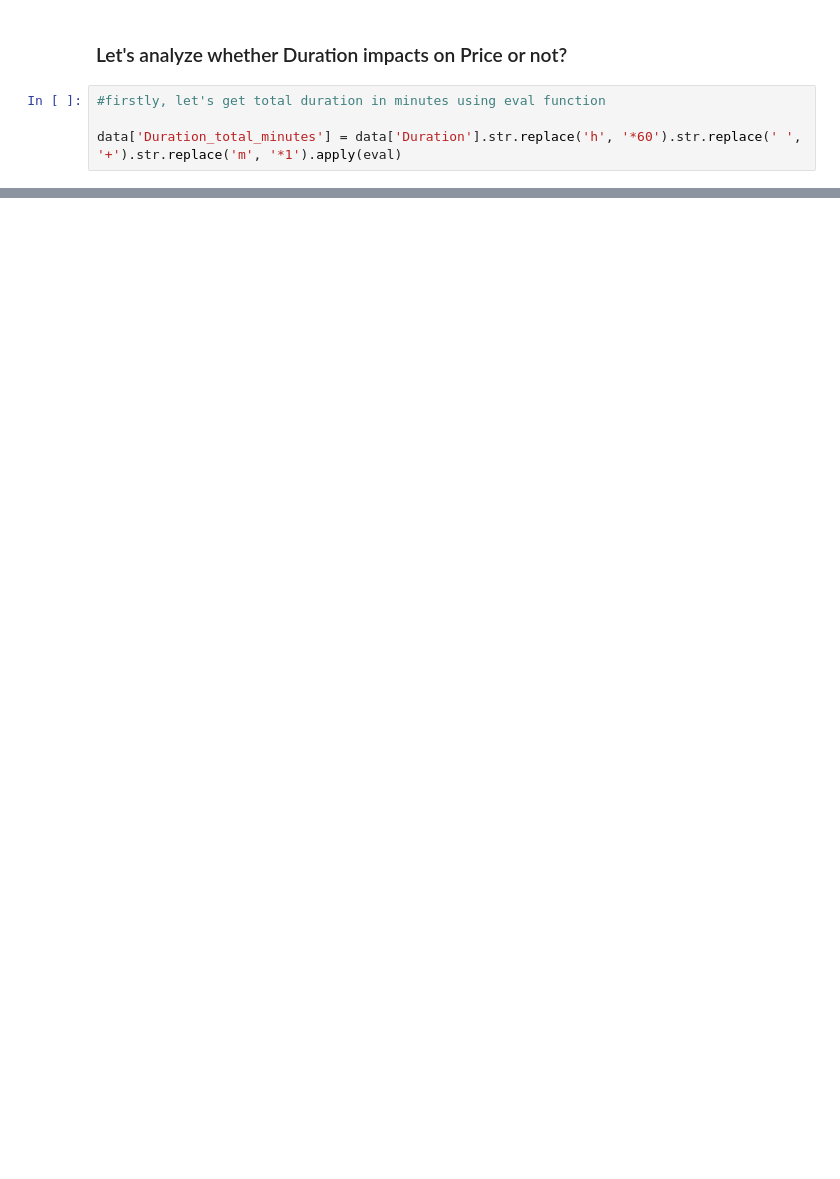
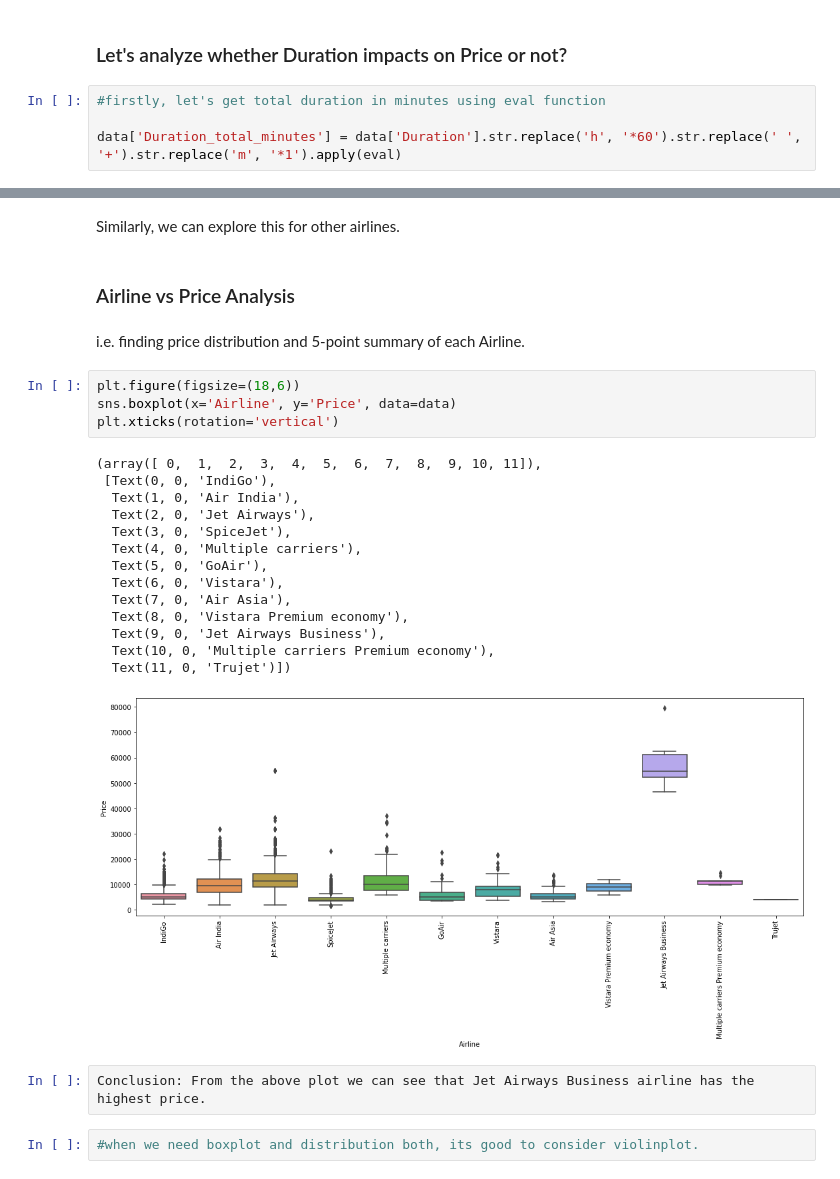
Before and after one commit to PushpaSharmaa/Flight-Fare-Prediction, a Jupyter notebook: Flight_Fare_Prediction ML Project.ipynb, the cells around one changed output, grey strips where cells are left out. Saved outputs shown, nothing was run; the diff lists cells and outputs as text; blank space fills up the shorter version.

Commit message:
Bivariate Analysis

```diff
--- a/Flight_Fare_Prediction ML Project.ipynb
+++ b/Flight_Fare_Prediction ML Project.ipynb
@@ -385,0 +425,29 @@ Also, there are two values for Delhi destination which we will correct as we go
+# %% [markdown]
+Similarly, we can explore this for other airlines.
+# %% [markdown]
+### Airline vs Price Analysis
+# %% [markdown]
+i.e. finding price distribution and 5-point summary of each Airline.
+# %%
+plt.figure(figsize=(18,6))
+sns.boxplot(x='Airline', y='Price', data=data)
+plt.xticks(rotation='vertical')
+# %% [output]
+(array([ 0,  1,  2,  3,  4,  5,  6,  7,  8,  9, 10, 11]),
+ [Text(0, 0, 'IndiGo'),
+  Text(1, 0, 'Air India'),
+  Text(2, 0, 'Jet Airways'),
+  Text(3, 0, 'SpiceJet'),
+  Text(4, 0, 'Multiple carriers'),
+  Text(5, 0, 'GoAir'),
+  Text(6, 0, 'Vistara'),
+  Text(7, 0, 'Air Asia'),
+  Text(8, 0, 'Vistara Premium economy'),
+  Text(9, 0, 'Jet Airways Business'),
+  Text(10, 0, 'Multiple carriers Premium economy'),
+  Text(11, 0, 'Trujet')])
+[figure, added]
+# %%
+Conclusion: From the above plot we can see that Jet Airways Business airline has the highest price.
+# %%
+#when we need boxplot and distribution both, its good to consider violinplot.
```
Also changed, not shown: parts of 22 cells of this notebook.
